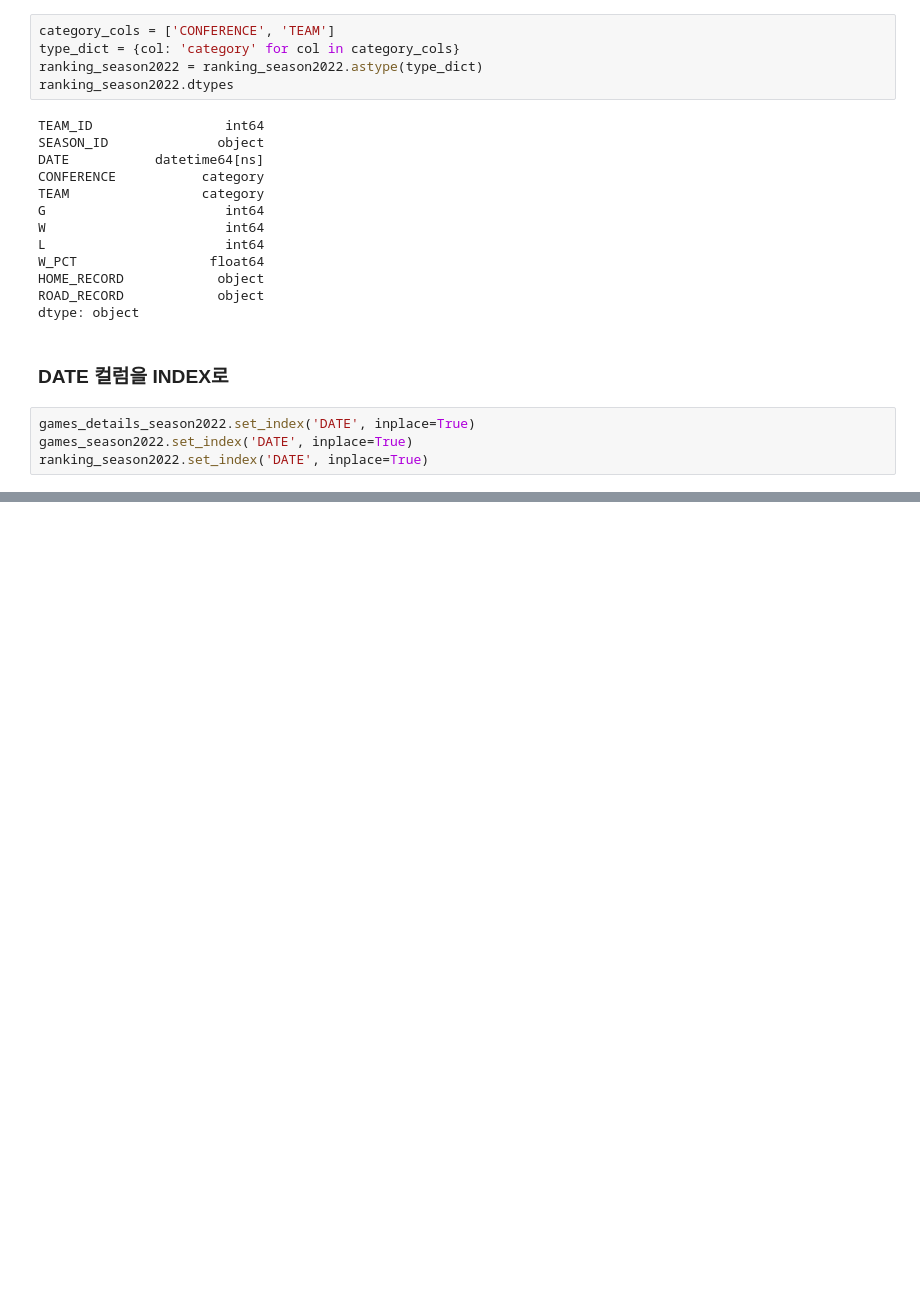
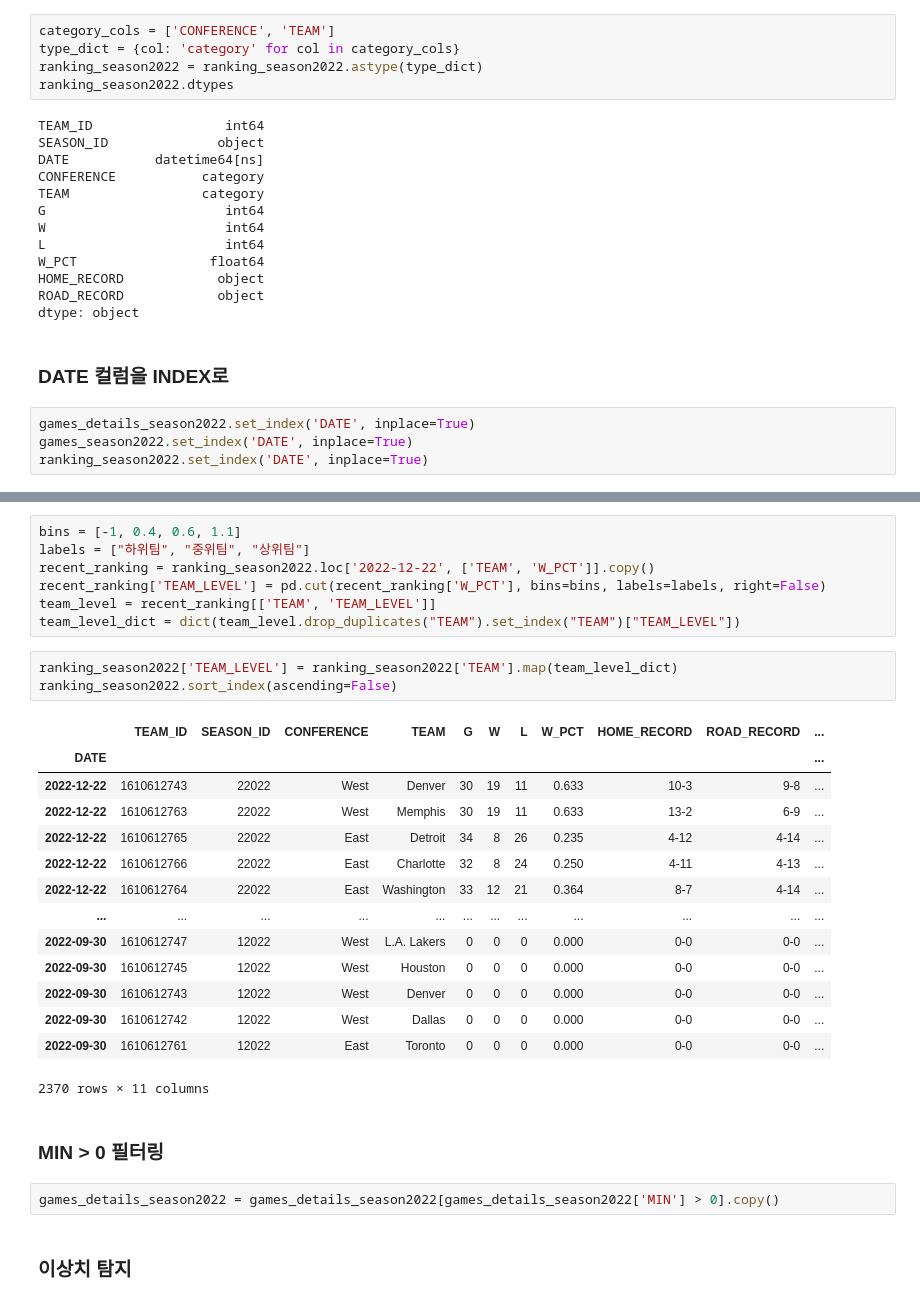
Before and after one commit to cye2020/Project1, a Jupyter notebook: src/preprocess.ipynb, the cells around one changed output, grey strips where cells are left out. Cells and saved outputs as stored; diff of their text form; blank space fills up the shorter version.

```diff
--- a/src/preprocess.ipynb
+++ b/src/preprocess.ipynb
@@ -437,0 +448,31 @@ games_details_season2022
+# %%
+bins = [-1, 0.4, 0.6, 1.1]
+labels = ["하위팀", "중위팀", "상위팀"]
+recent_ranking = ranking_season2022.loc['2022-12-22', ['TEAM', 'W_PCT']].copy()
+recent_ranking['TEAM_LEVEL'] = pd.cut(recent_ranking['W_PCT'], bins=bins, labels=labels, right=False)
+team_level = recent_ranking[['TEAM', 'TEAM_LEVEL']]
+team_level_dict = dict(team_level.drop_duplicates("TEAM").set_index("TEAM")["TEAM_LEVEL"])
+# %%
+ranking_season2022['TEAM_LEVEL'] = ranking_season2022['TEAM'].map(team_level_dict)
+ranking_season2022.sort_index(ascending=False)
+# %% [output]
+|  | TEAM_ID | SEASON_ID | CONFERENCE | TEAM | G | W | L | W_PCT | HOME_RECORD | ROAD_RECORD | ... |
+| DATE |  |  |  |  |  |  |  |  |  |  | ... |
+| 2022-12-22 | 1610612743 | 22022 | West | Denver | 30 | 19 | 11 | 0.633 | 10-3 | 9-8 | ... |
+| 2022-12-22 | 1610612763 | 22022 | West | Memphis | 30 | 19 | 11 | 0.633 | 13-2 | 6-9 | ... |
+| 2022-12-22 | 1610612765 | 22022 | East | Detroit | 34 | 8 | 26 | 0.235 | 4-12 | 4-14 | ... |
+| 2022-12-22 | 1610612766 | 22022 | East | Charlotte | 32 | 8 | 24 | 0.250 | 4-11 | 4-13 | ... |
+| 2022-12-22 | 1610612764 | 22022 | East | Washington | 33 | 12 | 21 | 0.364 | 8-7 | 4-14 | ... |
+| ... | ... | ... | ... | ... | ... | ... | ... | ... | ... | ... | ... |
+| 2022-09-30 | 1610612747 | 12022 | West | L.A. Lakers | 0 | 0 | 0 | 0.000 | 0-0 | 0-0 | ... |
+| 2022-09-30 | 1610612745 | 12022 | West | Houston | 0 | 0 | 0 | 0.000 | 0-0 | 0-0 | ... |
+| 2022-09-30 | 1610612743 | 12022 | West | Denver | 0 | 0 | 0 | 0.000 | 0-0 | 0-0 | ... |
+| 2022-09-30 | 1610612742 | 12022 | West | Dallas | 0 | 0 | 0 | 0.000 | 0-0 | 0-0 | ... |
+| 2022-09-30 | 1610612761 | 12022 | East | Toronto | 0 | 0 | 0 | 0.000 | 0-0 | 0-0 | ... |
+2370 rows × 11 columns
+# %% [markdown]
+### MIN > 0 필터링
+# %%
+games_details_season2022 = games_details_season2022[games_details_season2022['MIN'] > 0].copy()
+# %% [markdown]
+### 이상치 탐지
```
Also changed, not shown: parts of 39 cells of this notebook, 8 other files.
